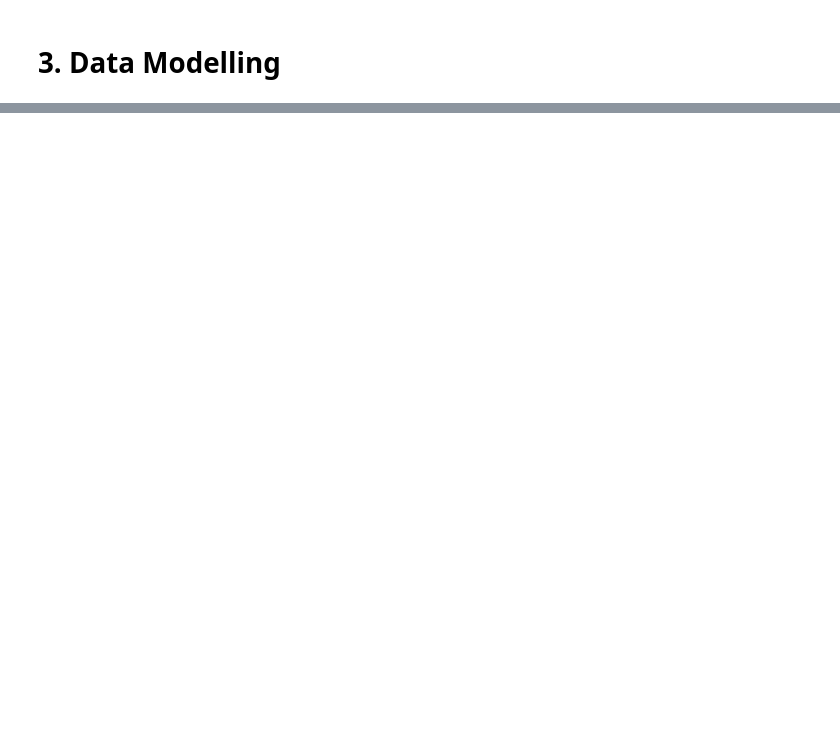
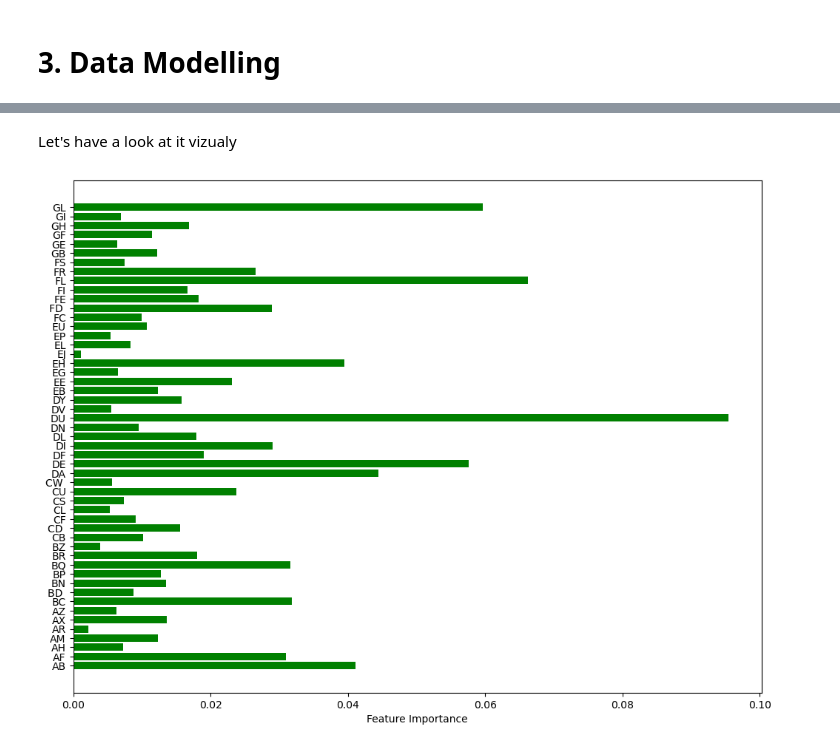
Before and after one commit to boniale/ML_iard, a Jupyter notebook: ml_diseases_mod.ipynb, the cells around one changed output, grey strips where cells are left out. Cells and saved outputs as stored; diff of their text form; code cells hidden in the pictures; blank space fills up the shorter version.

```diff
--- a/ml_diseases_mod.ipynb
+++ b/ml_diseases_mod.ipynb
@@ -600,0 +567,6 @@ print("Logistic Regression model accuracy (in %):", acc*100)
+# %%
+# Create VarianceThreshold object to perform variance thresholding
+selector = VarianceThreshold(threshold = 0.2)
+
+# Perform variance thresholding
+selector.fit_transform(X)
@@ -600,0 +611,5 @@ print("Logistic Regression model accuracy (in %):", acc*100)
+# %%
+X_data = selector.fit_transform(X)
+# Print the results
+print('Number of features before variance thresholding: {}'.format(X.shape[1]))
+print('Number of features after variance thresholding: {}'.format(X_data.shape[1]))
@@ -600,0 +619,5 @@ print("Logistic Regression model accuracy (in %):", acc*100)
+# %%
+data_cols_selected = selector.get_feature_names_out()
+print('The most important features based on variance thresholding are:')
+for feature_list_index in sfm.get_support(indices = True):
+    print('- ' + data_cols_selected[feature_list_index])
@@ -600,0 +626,11 @@ print("Logistic Regression model accuracy (in %):", acc*100)
+# %%
+# Create a random forest classifier
+randforstcl = RandomForestClassifier(random_state=0,
+                             criterion='gini') # Use gini criterion to define feature importance
+
+# Train the classifier
+rfc.fit(X_train, y_train)
+
+# Print the name and gini importance of each feature
+for feature in zip(data_cols_selected, rfc.feature_importances_):
+    print(feature)
@@ -600,0 +655,14 @@ print("Logistic Regression model accuracy (in %):", acc*100)
+# %% [markdown]
+ Let's have a look at it vizualy
+# %%
+fig, ax = plt.subplots(figsize=(12,9))
+y_pos = np.arange(len(rfc.feature_importances_))
+ax.barh(y_pos,
+        rfc.feature_importances_,
+        color='green')
+ax.set_yticks(y_pos)
+ax.set_yticklabels(data_cols_selected)
+ax.set_xlabel('Feature Importance')
+plt.show()
+# %% [output]
+[figure, added]
```
Also changed, not shown: parts of 36 cells of this notebook, 1 other file.
